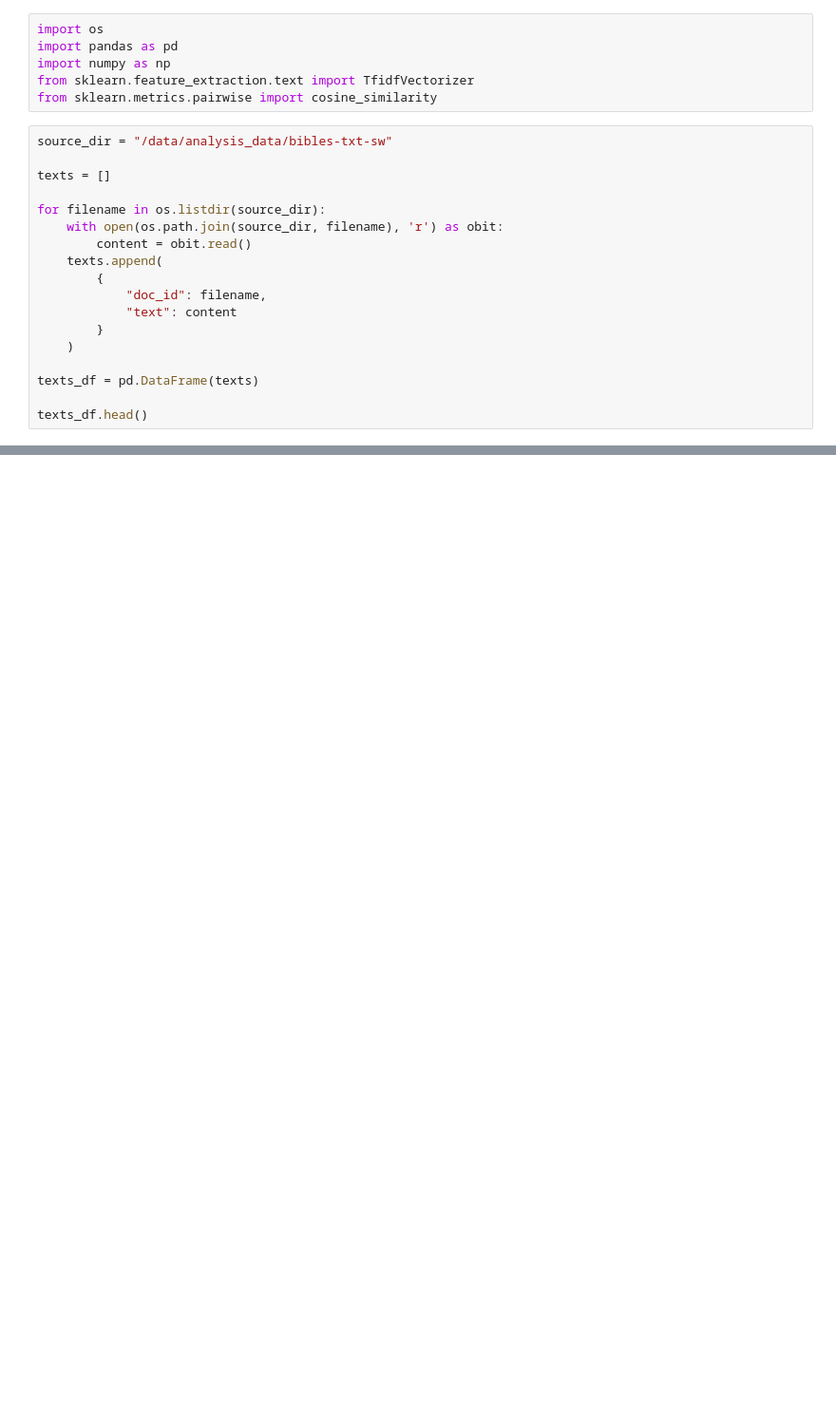
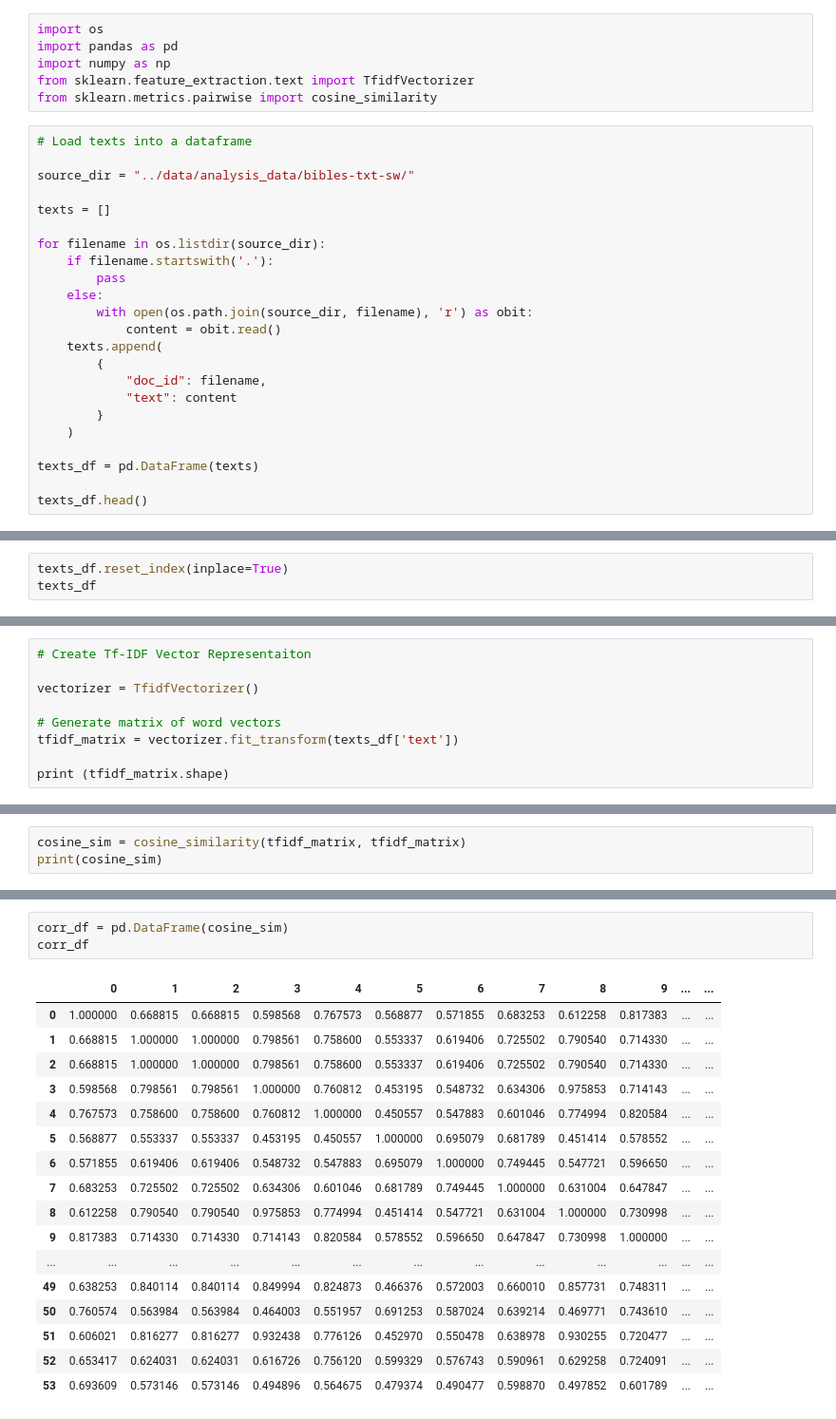
Before and after one commit to jerielizabeth/REL560-VersionedBibles, a Jupyter notebook: code/SW_Cosine_Similarity.ipynb, the cells around one changed output, grey strips where cells are left out. Shown at 95% size. Saved outputs shown, nothing was run; the diff lists cells and outputs as text; blank space fills up the shorter version.

```diff
--- a/code/SW_Cosine_Similarity.ipynb
+++ b/code/SW_Cosine_Similarity.ipynb
@@ -5,13 +5,18 @@ import numpy as np
 from sklearn.feature_extraction.text import TfidfVectorizer
 from sklearn.metrics.pairwise import cosine_similarity
 # %%
-source_dir = "/data/analysis_data/bibles-txt-sw"
+# Load texts into a dataframe
+
+source_dir = "../data/analysis_data/bibles-txt-sw/"
 
 texts = []
 
 for filename in os.listdir(source_dir):
-    with open(os.path.join(source_dir, filename), 'r') as obit:
-        content = obit.read()
+    if filename.startswith('.'):
+        pass
+    else:
+        with open(os.path.join(source_dir, filename), 'r') as obit:
+            content = obit.read()
     texts.append(
         {
             "doc_id": filename,
@@ -26,0 +37,3 @@ FileNotFoundError: [Errno 2] No such file or directory: '/data/analysis_data/bib
+# %%
+texts_df.reset_index(inplace=True)
+texts_df
@@ -26,0 +58,9 @@ FileNotFoundError: [Errno 2] No such file or directory: '/data/analysis_data/bib
+# %%
+# Create Tf-IDF Vector Representaiton
+
+vectorizer = TfidfVectorizer()
+
+# Generate matrix of word vectors
+tfidf_matrix = vectorizer.fit_transform(texts_df['text'])
+
+print (tfidf_matrix.shape)
@@ -26,0 +69,3 @@ FileNotFoundError: [Errno 2] No such file or directory: '/data/analysis_data/bib
+# %%
+cosine_sim = cosine_similarity(tfidf_matrix, tfidf_matrix)
+print(cosine_sim)
@@ -26,0 +80,21 @@ FileNotFoundError: [Errno 2] No such file or directory: '/data/analysis_data/bib
+# %%
+corr_df = pd.DataFrame(cosine_sim)
+corr_df
+# %% [output]
+|  | 0 | 1 | 2 | 3 | 4 | 5 | 6 | 7 | 8 | 9 | ... | ... |
+| 0 | 1.000000 | 0.668815 | 0.668815 | 0.598568 | 0.767573 | 0.568877 | 0.571855 | 0.683253 | 0.612258 | 0.817383 | ... | ... |
+| 1 | 0.668815 | 1.000000 | 1.000000 | 0.798561 | 0.758600 | 0.553337 | 0.619406 | 0.725502 | 0.790540 | 0.714330 | ... | ... |
+| 2 | 0.668815 | 1.000000 | 1.000000 | 0.798561 | 0.758600 | 0.553337 | 0.619406 | 0.725502 | 0.790540 | 0.714330 | ... | ... |
+| 3 | 0.598568 | 0.798561 | 0.798561 | 1.000000 | 0.760812 | 0.453195 | 0.548732 | 0.634306 | 0.975853 | 0.714143 | ... | ... |
+| 4 | 0.767573 | 0.758600 | 0.758600 | 0.760812 | 1.000000 | 0.450557 | 0.547883 | 0.601046 | 0.774994 | 0.820584 | ... | ... |
+| 5 | 0.568877 | 0.553337 | 0.553337 | 0.453195 | 0.450557 | 1.000000 | 0.695079 | 0.681789 | 0.451414 | 0.578552 | ... | ... |
+| 6 | 0.571855 | 0.619406 | 0.619406 | 0.548732 | 0.547883 | 0.695079 | 1.000000 | 0.749445 | 0.547721 | 0.596650 | ... | ... |
+| 7 | 0.683253 | 0.725502 | 0.725502 | 0.634306 | 0.601046 | 0.681789 | 0.749445 | 1.000000 | 0.631004 | 0.647847 | ... | ... |
+| 8 | 0.612258 | 0.790540 | 0.790540 | 0.975853 | 0.774994 | 0.451414 | 0.547721 | 0.631004 | 1.000000 | 0.730998 | ... | ... |
+| 9 | 0.817383 | 0.714330 | 0.714330 | 0.714143 | 0.820584 | 0.578552 | 0.596650 | 0.647847 | 0.730998 | 1.000000 | ... | ... |
+| ... | ... | ... | ... | ... | ... | ... | ... | ... | ... | ... | ... | ... |
+| 49 | 0.638253 | 0.840114 | 0.840114 | 0.849994 | 0.824873 | 0.466376 | 0.572003 | 0.660010 | 0.857731 | 0.748311 | ... | ... |
+| 50 | 0.760574 | 0.563984 | 0.563984 | 0.464003 | 0.551957 | 0.691253 | 0.587024 | 0.639214 | 0.469771 | 0.743610 | ... | ... |
+| 51 | 0.606021 | 0.816277 | 0.816277 | 0.932438 | 0.776126 | 0.452970 | 0.550478 | 0.638978 | 0.930255 | 0.720477 | ... | ... |
+| 52 | 0.653417 | 0.624031 | 0.624031 | 0.616726 | 0.756120 | 0.599329 | 0.576743 | 0.590961 | 0.629258 | 0.724091 | ... | ... |
+| 53 | 0.693609 | 0.573146 | 0.573146 | 0.494896 | 0.564675 | 0.479374 | 0.490477 | 0.598870 | 0.497852 | 0.601789 | ... | ... |
```
Also changed, not shown: parts of 14 cells of this notebook, 5 other files.
